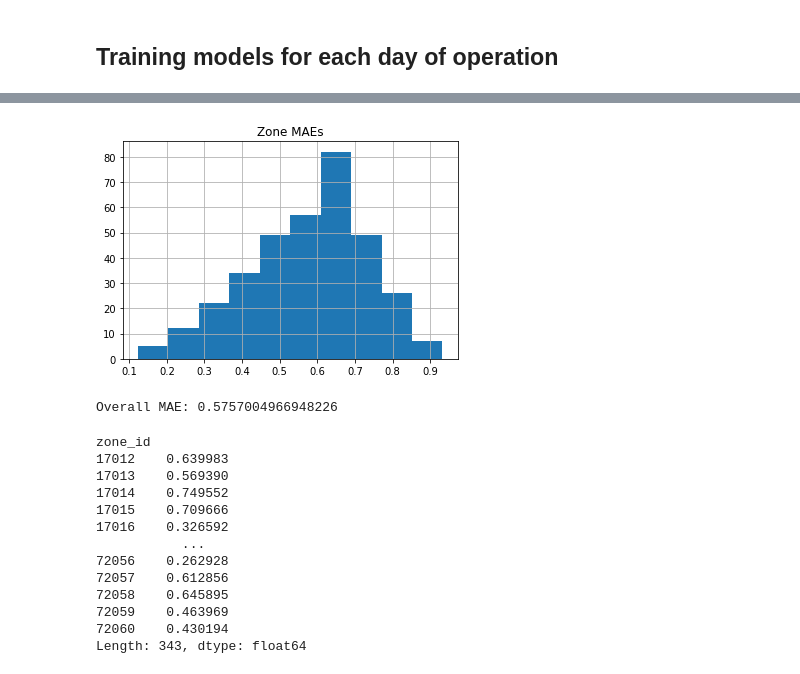
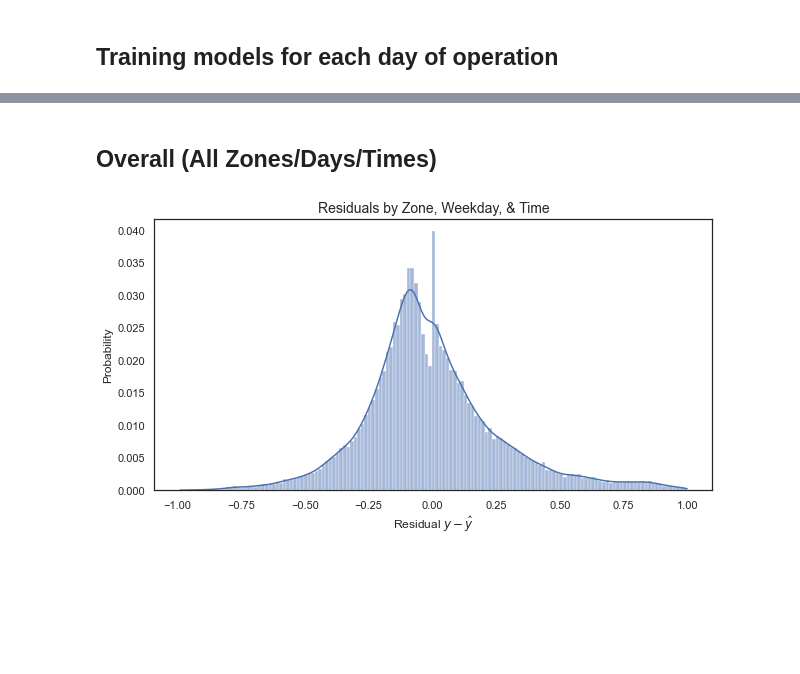
Before and after one commit to UrbanOS-Examples/PredictiveParking, a Jupyter notebook: notebooks/01. Evaluating the Performance of Parking Availability Models.ipynb, the cells around one changed output, grey strips where cells are left out. Cells and saved outputs as stored; diff of their text form; code cells hidden in the pictures; blank space fills up the shorter version.

```diff
--- a/notebooks/01. Evaluating the Performance of Parking Availability Models.ipynb
+++ b/notebooks/01. Evaluating the Performance of Parking Availability Models.ipynb
@@ -200,7 +204,7 @@ def training_bounds(start_date, number_of_weeks=TRAINING_WEEKS):
 
 def testing_bounds(training_start_date, training_weeks=TRAINING_WEEKS):
     training_end_date = training_bounds(training_start_date, number_of_weeks=training_weeks)[1]
-    testing_end_date = training_end_date + pd.DateOffset(days=1)
+    testing_end_date = training_end_date + pd.Timedelta(days=1)
     testing_start_date = testing_end_date.normalize() + pd.DateOffset(hours=8)
     return testing_start_date, testing_end_date
 
@@ -303,11 +304,0 @@ dayofweek_onehots = pd.get_dummies(occupancy.dayofweek, drop_first=True)
-# %%
-data_by_zone = {
-    zone_id: [
-        subset.index
-        for subset in temporal_train_test_split(
-            occupancy[occupancy.zone_id == zone_id],
-            train_size=training_records_count, test_size=test_records_count
-        )
-    ]
-    for zone_id in tqdm(ALL_ZONES_UNDER_TEST)
-}
@@ -336,7 +315,0 @@ KeyboardInterrupt:
-# %%
-test_timestamps = occupancy.loc[test_index_single_zone].semihour
-
-assert len(test_index_single_zone) == test_records_count
-
-test_semihour_onehots = semihour_onehots.loc[test_index_single_zone]
-test_dayofweek_onehots = dayofweek_onehots.loc[test_index_single_zone]
@@ -377,6 +358,6 @@ for zone_id, (timestamp, semihour_onehot, dayofweek_onehot) in tqdm(
 # %%
 test_actual = occupancy.loc[
-    occupancy.semihour.isin(test_timestamps) &
-    occupancy.zone_id.isin(test_zones),
-    ['semihour', 'zone_id', 'occu_cnt_rate']
-].set_index(['semihour', 'zone_id']).occu_cnt_rate.sort_index()
+    occupancy.semihour.isin(test_results.index.get_level_values(level='semihour')) &
+    occupancy.zone_id.isin(ALL_ZONES_UNDER_TEST),
+    ['semihour', 'zone_id', 'available_rate']
+].set_index(['semihour', 'zone_id']).available_rate.sort_index()
@@ -412,22 +364,12 @@ Text(0.5, 1.06, 'Distribution of Zone Availability Residuals $\\hat{y}_z - y_z$\
-# %%
-test_residuals[test_actual.index].unstack().abs().mean(axis='index').hist().set_title('Zone MAEs');
-# %% [output]
-[figure, removed]
-# %%
-print('Overall MAE:', test_residuals[test_actual.index].abs().mean())
-test_residuals[test_actual.index].unstack().abs().mean(axis='index')
-# %% [output]
-Overall MAE: 0.5757004966948226
-zone_id
-17012    0.639983
-17013    0.569390
-17014    0.749552
-17015    0.709666
-17016    0.326592
-           ...
-72056    0.262928
-72057    0.612856
-72058    0.645895
-72059    0.463969
-72060    0.430194
-Length: 343, dtype: float64
+# %% [markdown]
+## Overall (All Zones/Days/Times)
+# %%
+test_residuals = test_actual - test_results[test_actual.index]
+
+fig, ax = plt.subplots(1, 1, figsize=(10, 5))
+sns.histplot(test_residuals, stat='probability', kde=True, ax=ax)
+
+ax.set_title('Residuals by Zone, Weekday, & Time', fontdict={'size': 14});
+ax.set_xlabel('Residual $y - \hat{y}$');
+# %% [output]
+[figure, added]
```
Also changed, not shown: parts of 25 cells of this notebook, 2 other files.
